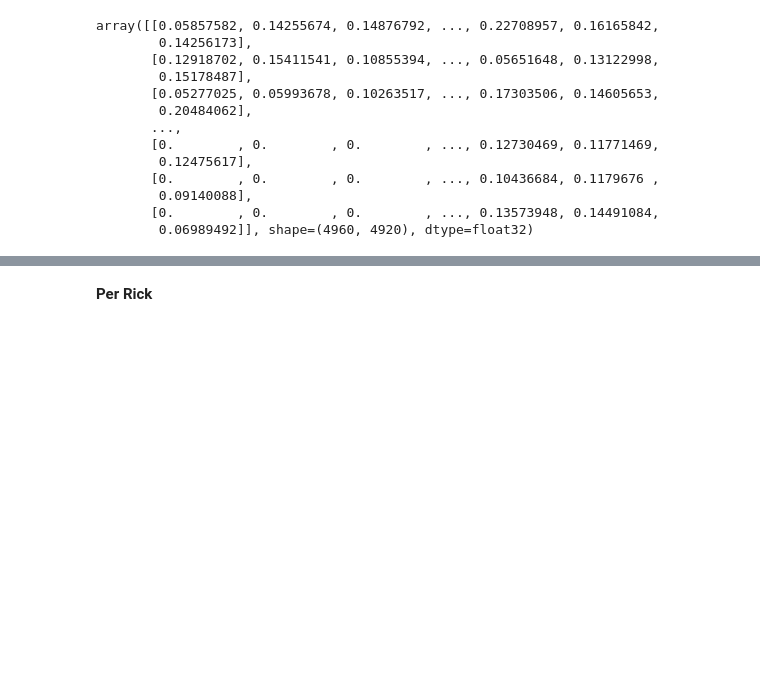
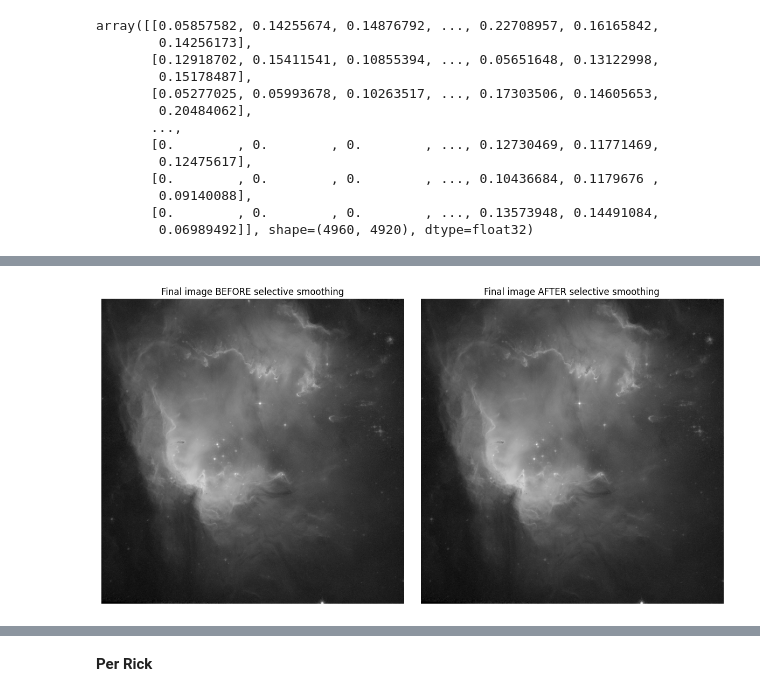
Before and after one commit to lorenzoturiano/cv-final-project, a Jupyter notebook: main_v2.ipynb, the cells around one changed output, grey strips where cells are left out. Saved outputs shown, nothing was run; the diff lists cells and outputs as text; code cells hidden in the pictures; blank space fills up the shorter version.

```diff
--- a/main_v2.ipynb
+++ b/main_v2.ipynb
@@ -256,0 +272,28 @@ plt.show()
+# %%
+# final_image: dtype=float32, (4960, 4920)
+# final_mask_uint8: dtype=uint8, (4960, 4920)
+
+# Perform smoothing only in star-pixel locations
+k = 15 # kernel size
+full_smoothed_img = cv2.GaussianBlur(final_image, (k,k), 0)
+
+# Create the final selectively smoothed image
+final_smoothed_img = final_image.copy()
+final_smoothed_img[final_mask_uint8 == 1] = full_smoothed_img[final_mask_uint8 == 1]
+# %%
+fig, axes = plt.subplots(1, 2, figsize=(12, 6))
+
+# Plot final image BEFORE selective smoothing
+axes[0].imshow(final_image, cmap='gray')
+axes[0].set_title('Final image BEFORE selective smoothing')
+axes[0].axis('off')
+
+# Plot final image AFTER selective smoothing
+axes[1].imshow(final_smoothed_img, cmap='gray')
+axes[1].set_title('Final image AFTER selective smoothing')
+axes[1].axis('off')
+
+plt.tight_layout()
+plt.show()
+# %% [output]
+[figure, added]
```
Also changed, not shown: parts of 12 cells of this notebook.
